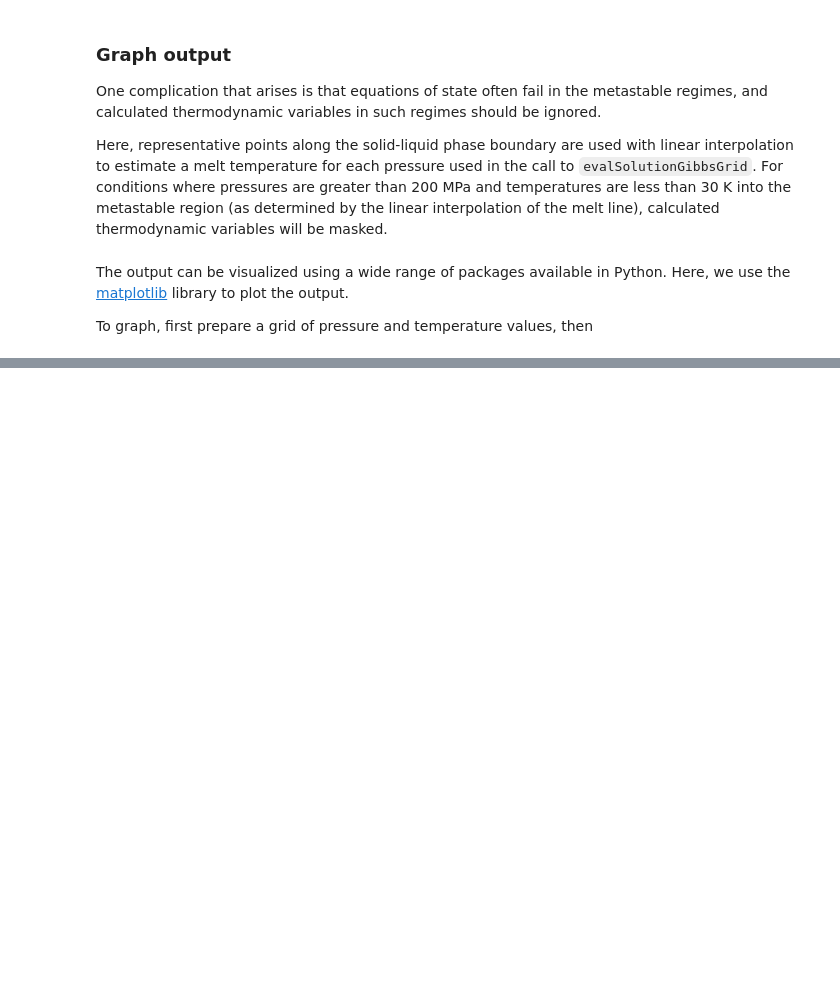
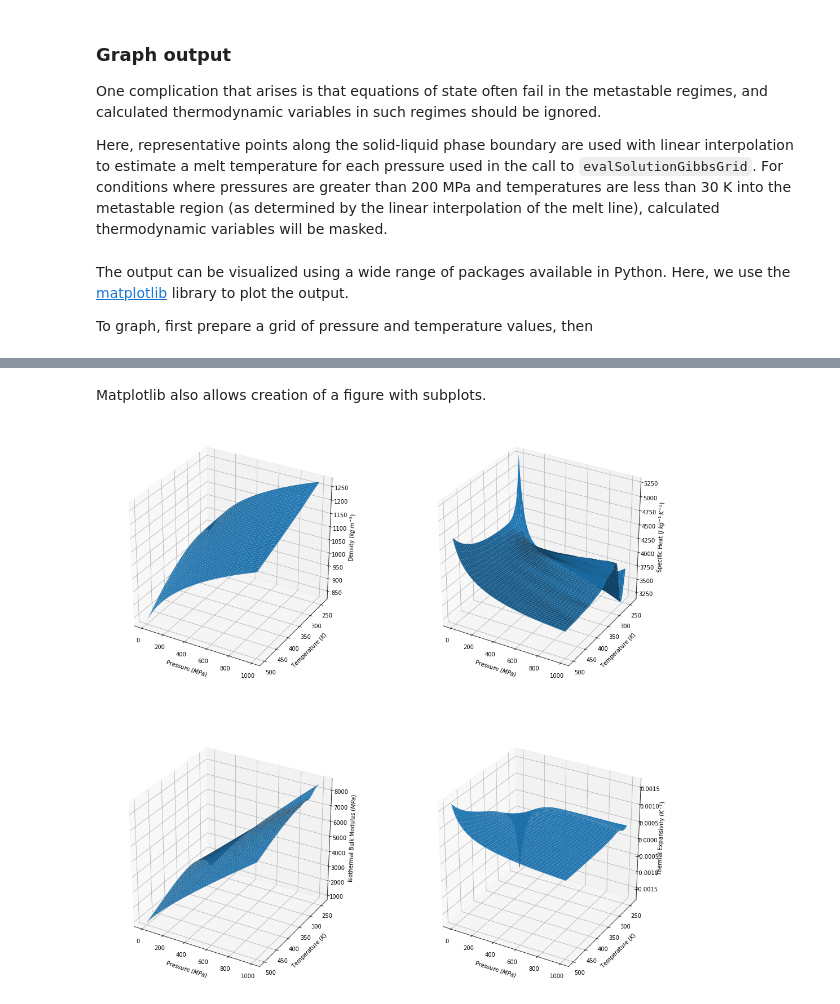
Before and after one commit to jmichaelb/PublicationArchive, a Jupyter notebook: SoundSpeedOfPureWater_2019/Python/DemoScript.ipynb, the cells around one changed output, grey strips where cells are left out. Saved outputs shown, nothing was run; the diff lists cells and outputs as text; code cells hidden in the pictures; blank space fills up the shorter version.

```diff
--- a/SoundSpeedOfPureWater_2019/Python/DemoScript.ipynb
+++ b/SoundSpeedOfPureWater_2019/Python/DemoScript.ipynb
@@ -231,0 +232,34 @@ ax.invert_yaxis()
+# %% [markdown]
+Matplotlib also allows creation of a figure with subplots.
+# %%
+rcParams['figure.figsize'] = [18, 18]
+fig2 = plt.figure()
+rho_ax = fig2.add_subplot(221, projection='3d')
+rho_ax.set_xlabel('Pressure ($MPa$)')
+rho_ax.set_ylabel('Temperature ($K$)')
+rho_ax.set_zlabel('Density ($kg\: m^{-3}$)')
+rho_surf = rho_ax.plot_surface(pP, pT, masked(out_grid.rho))
+rho_ax.invert_yaxis()
+
+cp_ax = fig2.add_subplot(222, projection='3d')
+cp_ax.set_xlabel('Pressure ($MPa$)')
+cp_ax.set_ylabel('Temperature ($K$)')
+cp_ax.set_zlabel('Specific Heat ($J\: kg^{-1}\: K^{-1}$)')
+cp_surf = cp_ax.plot_surface(pP, pT, masked(out_grid.Cp))
+cp_ax.invert_yaxis()
+
+kt_ax = fig2.add_subplot(223, projection='3d')
+kt_ax.set_xlabel('Pressure ($MPa$)')
+kt_ax.set_ylabel('Temperature ($K$)')
+kt_ax.set_zlabel('Isothermal Bulk Modulus ($MPa$)')
+kt_surf = kt_ax.plot_surface(pP, pT, masked(out_grid.Kt))
+kt_ax.invert_yaxis()
+
+alpha_ax = fig2.add_subplot(224, projection='3d')
+alpha_ax.set_xlabel('Pressure ($MPa$)')
+alpha_ax.set_ylabel('Temperature ($K$)')
+alpha_ax.set_zlabel('Thermal Expansivity ($K^{-1}$)')
+alpha_surf = alpha_ax.plot_surface(pP, pT, masked(out_grid.alpha))
+alpha_ax.invert_yaxis()
+# %% [output]
+[figure, added]
```
Also changed, not shown: parts of 1 cell of this notebook.
